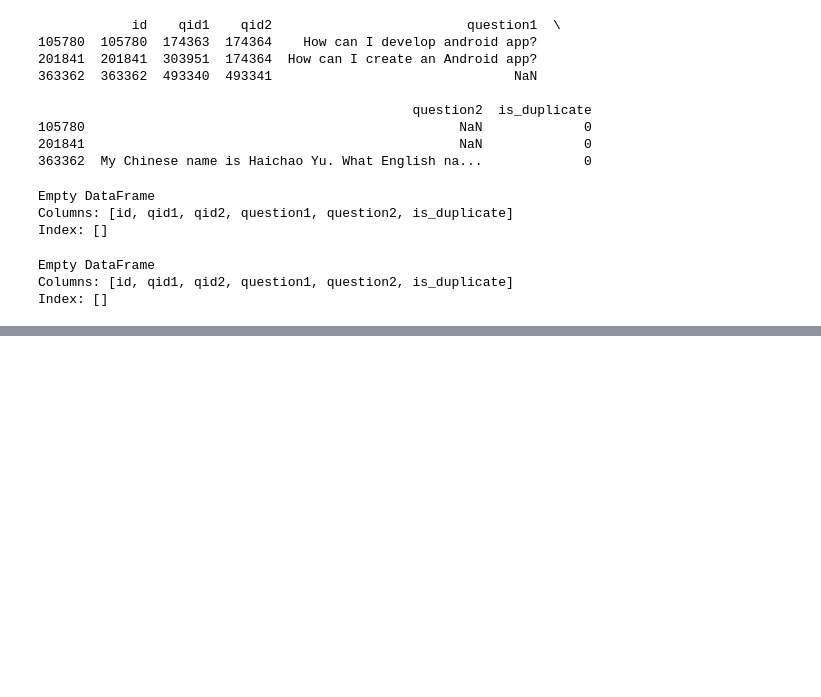
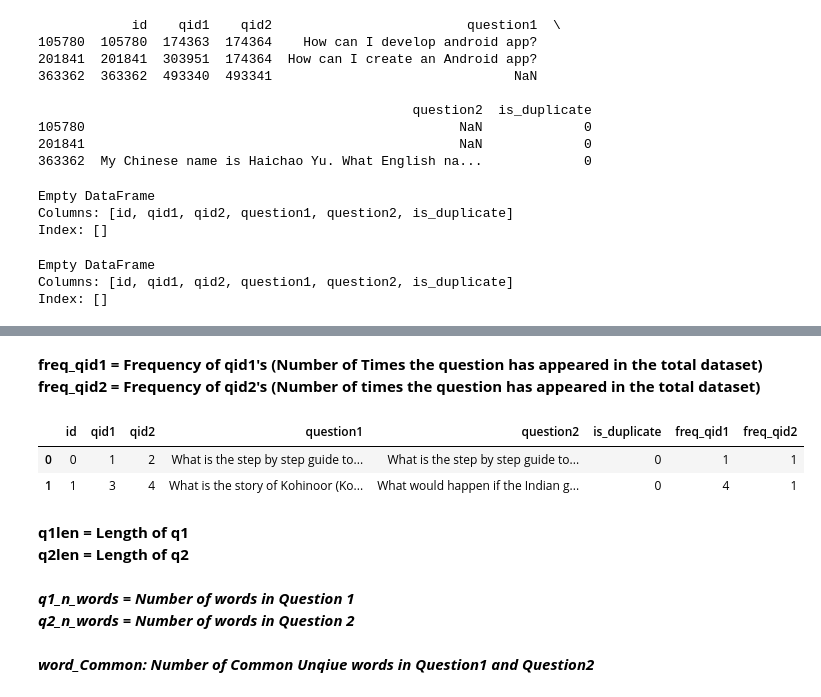
Before and after one commit to smritipradhan/Machine_learning_projects, a Jupyter notebook: 1.QUORA_QUESTION_PAIR/1.QUORA SIMILAR QUESTION.ipynb, the cells around one changed output, grey strips where cells are left out. Cells and saved outputs as stored; diff of their text form; code cells hidden in the pictures; blank space fills up the shorter version.

```diff
--- a/1.QUORA_QUESTION_PAIR/QUORA SIMILAR QUESTION.ipynb
+++ b/1.QUORA_QUESTION_PAIR/1.QUORA SIMILAR QUESTION.ipynb
@@ -186,0 +202,15 @@ Index: []
+# %% [markdown]
+____freq_qid1 = Frequency of qid1's (Number of Times the question has appeared in the total dataset)____<br>
+____freq_qid2 = Frequency of qid2's (Number of times the question has appeared in the total dataset)____
+# %%
+data['freq_qid1'] = data.groupby('qid1')['qid1'].transform('count')
+data['freq_qid2'] = data.groupby('qid2')['qid2'].transform('count')
+# %%
+data.head(2)
+# %% [output]
+|  | id | qid1 | qid2 | question1 | question2 | is_duplicate | freq_qid1 | freq_qid2 |
+| 0 | 0 | 1 | 2 | What is the step by step guide to... | What is the step by step guide to... | 0 | 1 | 1 |
+| 1 | 1 | 3 | 4 | What is the story of Kohinoor (Ko... | What would happen if the Indian g... | 0 | 4 | 1 |
+# %% [markdown]
+____q1len = Length of q1____<br>
+____q2len = Length of q2____
@@ -186,0 +220,3 @@ Index: []
+# %% [markdown]
+___q1_n_words = Number of words in Question 1___ <br>
+___q2_n_words = Number of words in Question 2___
@@ -186,0 +226,2 @@ Index: []
+# %% [markdown]
+___word_Common: Number of Common Unqiue words in Question1 and Question2___
```
Also changed, not shown: parts of 16 cells of this notebook, 3 other files.
